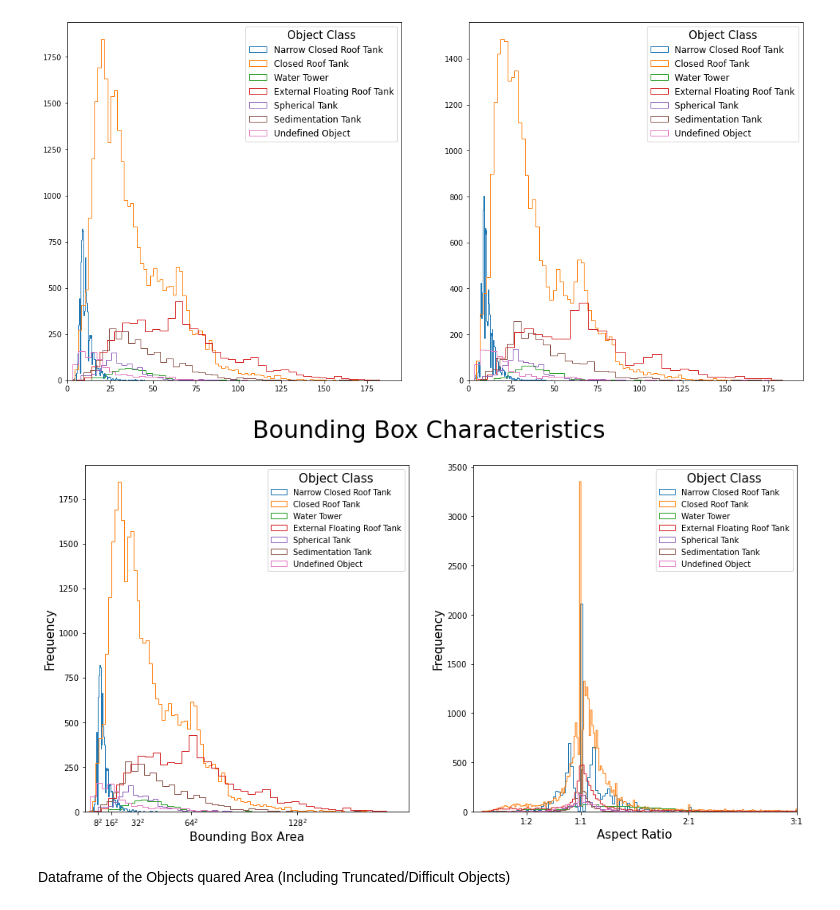
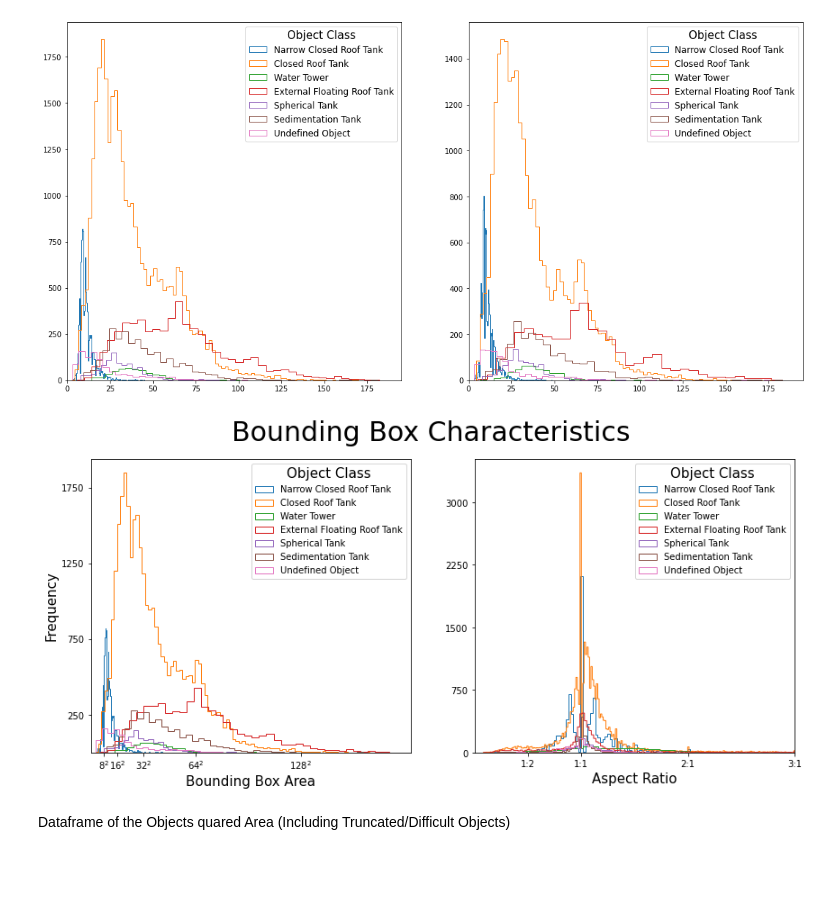
Before and after one commit to celinerobi/ast_object_detection_public, a Jupyter notebook: object_detection/bounding_box_size.ipynb, the cells around one changed output. Drawn from its saved outputs; the diff is of its cells as text; code cells hidden in the pictures; blank space fills up the shorter version.

Commit message:
changed bounding box figure size

```diff
--- a/object_detection/bounding_box_size.ipynb
+++ b/object_detection/bounding_box_size.ipynb
@@ -120,7 +120,7 @@ True 0
 False 0
 [figure]
 # %%
-fig, ax = plt.subplots(1,2, figsize=(16,8))
+fig, ax = plt.subplots(1,2, figsize=(14,6))
 
 area_dict, area_sqrt, aspect_ratio = area_and_aspect_ratio(parent_dir, img_ids, anno_dir, keep_difficult = True, bbox_remove = 0)
 #ax[0,0].set_xscale('log')
@@ -132,36 +132,38 @@ ax[0].hist(area_sqrt["spherical_tank"],  bins='auto', stacked=True, fill=False,
 ax[0].hist(area_sqrt["sedimentation_tank"],  bins='auto', stacked=True, fill=False, histtype='step', label = "Sedimentation Tank")
 ax[0].hist(area_sqrt["undefined_object"],  bins='auto', stacked=True, fill=False, histtype='step', label = "Undefined Object")
 ax[0].legend(prop={'size': 10},fontsize=10, title_fontsize=15, title = 'Object Class')
+ax[0].set_yticks(np.arange(250, 1751, step=500))
 ax[0].set_ylabel('Frequency', fontsize=15)
 ax[0].set_xlim(0,195)
 xticks = [8,16,32,64,128]
 ax[0].set_xticks(xticks)
 labels = ['$8^{2}$','$16^{2}$','$32^{2}$','$64^{2}$','$128^{2}$']
 ax[0].set_xticklabels((labels), fontsize=10)
 ax[0].set_xlabel('Bounding Box Area', fontsize=15)
 
 ax[1].hist(aspect_ratio["narrow_closed_roof_tank"],  bins='auto', stacked=True,fill=False,histtype='step', label = "Narrow Closed Roof Tank")
 ax[1].hist(aspect_ratio["closed_roof_tank"],  bins='auto', stacked=True, fill=False, histtype='step', label = "Closed Roof Tank")
 ax[1].hist(aspect_ratio["water_tower"],  bins='auto', stacked=True, fill=False,  histtype='step' ,label = "Water Tower")
 ax[1].hist(aspect_ratio["external_floating_roof_tank"],  bins='auto', stacked=True, fill=False, histtype='step', label = "External Floating Roof Tank")
 ax[1].hist(aspect_ratio["spherical_tank"],  bins='auto', stacked=True, fill=False, histtype='step', label = "Spherical Tank")
 ax[1].hist(aspect_ratio["sedimentation_tank"],  bins='auto', stacked=True, fill=False, histtype='step', label = "Sedimentation Tank")
 ax[1].hist(aspect_ratio["undefined_object"],  bins='auto', stacked=True, fill=False, histtype='step', label = "Undefined Object")
 ax[1].legend(prop={'size': 10},fontsize=10, title_fontsize=15, title = 'Object Class')
-ax[1].set_ylabel('Frequency', fontsize=15)
+ax[1].set_yticks(np.arange(0, 3501, step=750))
+#ax[1].set_ylabel('Frequency', fontsize=15)
 ax[1].set_xlim(0,3)
 xticks = [0.5,1,2,3]
 ax[1].set_xticks(xticks)
 labels = ['1:2','1:1','2:1','3:1']
 ax[1].set_xticklabels((labels), fontsize=10)
 ax[1].set_xlabel('Aspect Ratio', fontsize=15)
 
 # Plot formatting
 plt.suptitle('Bounding Box Characteristics', fontsize= 30)
 #plt.show()
 plt.savefig('bounding_box_characteristics.png', transparent=True)
 # %% [output]
-[figure, old version]
+[figure, new version]
 # %% [markdown]
 Dataframe of the Objects quared Area (Including Truncated/Difficult Objects)
 # %%
```
Also changed, not shown: 1 other file.
